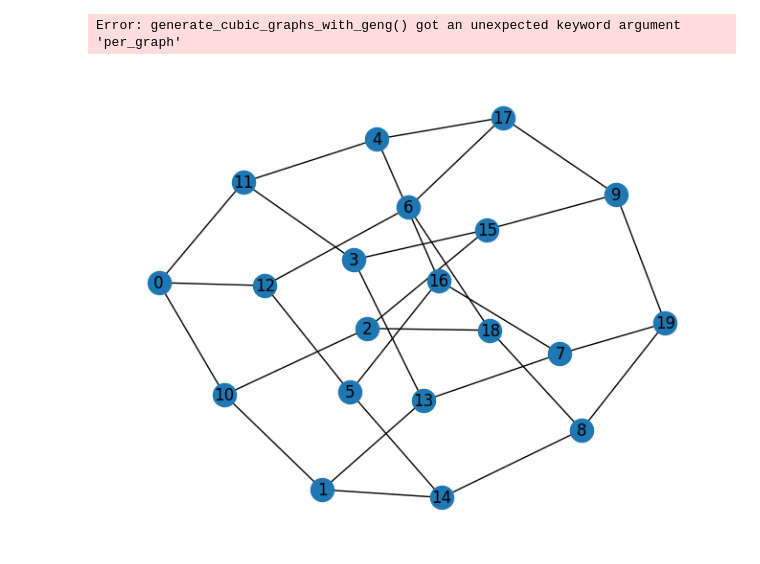
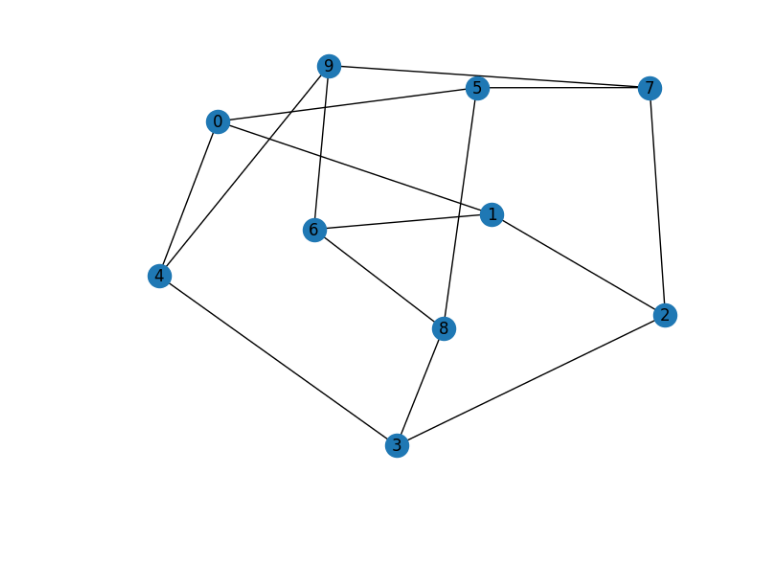
Before and after one commit to boldar99/FT-circuit-synthesis-ZX, a Jupyter notebook: testing_graphs.ipynb, the cells around one changed output. Cells and saved outputs as stored; diff of their text form; code cells hidden in the pictures; blank space fills up the shorter version.

```diff
--- a/testing_graphs.ipynb
+++ b/testing_graphs.ipynb
@@ -1,48 +1,13 @@
-# %%
-import sys
-import networkx as nx
-import matplotlib.pyplot as plt
-from generate_cubic_graphs import generate_cubic_graphs_with_geng
-
-n = 10
-try:
-    def simple_progress(g, i):
-        if i % 100 == 0:
-            print(f"Got graph #{i}")
-
-    graphs = generate_cubic_graphs_with_geng(n, connected=True, per_graph=simple_progress)
-    number_of_graphs = len(graphs)
-    print(f"Generated {number_of_graphs} graphs.")
-    for i, G in enumerate(graphs, 1):
-        plt.figure(i)
-        nx.draw(G)
-except Exception as e:
-    print("Error:", e, file=sys.stderr)
-# %% [output]
-Error: generate_cubic_graphs_with_geng() got an unexpected keyword argument 'per_graph'
 # %%
 from find_cubic_local_mincut import *
 import matplotlib.pyplot as plt
 
-N, T = 20, 5
+N, T = 10, 4
 
-# Gs = all_cubic_graph_with_local_cuts(N=18, T=5)
-# G = find_cubic_graph_with_local_cuts(N=20, T=5)
-# Gs = generate_cubic_graphs_with_geng(10)
-# for G in generate_cubic_graphs_with_geng(N):
-if G := find_cubic_graph_with_local_cuts(N, T):
+if G := generate_high_girth_cubic_graph(N, T, max_tries=1_000_000):
     nx.draw(G, with_labels=True)
-    # print(f"Found {len(Gs)} suitable graph")
-    # for i, G in enumerate(Gs[:10], 1):
-    #     plt.figure(i, figsize=(4,4))
-    #     nx.draw(G, with_labels=True)
-        # subG = find_small_nonlocal_cut(G, 4)
-        # if subG is not None:
-        #     plt.figure(2 * i + 1, figsize=(2,2))
-        #     nx.draw(subG, with_labels=True)
-
 else:
     print("No graph found")
 # %% [output]
-[figure, old version]
+[figure, new version]
 # %%
```
Also changed, not shown: parts of 7 cells of this notebook, 7 other files.
